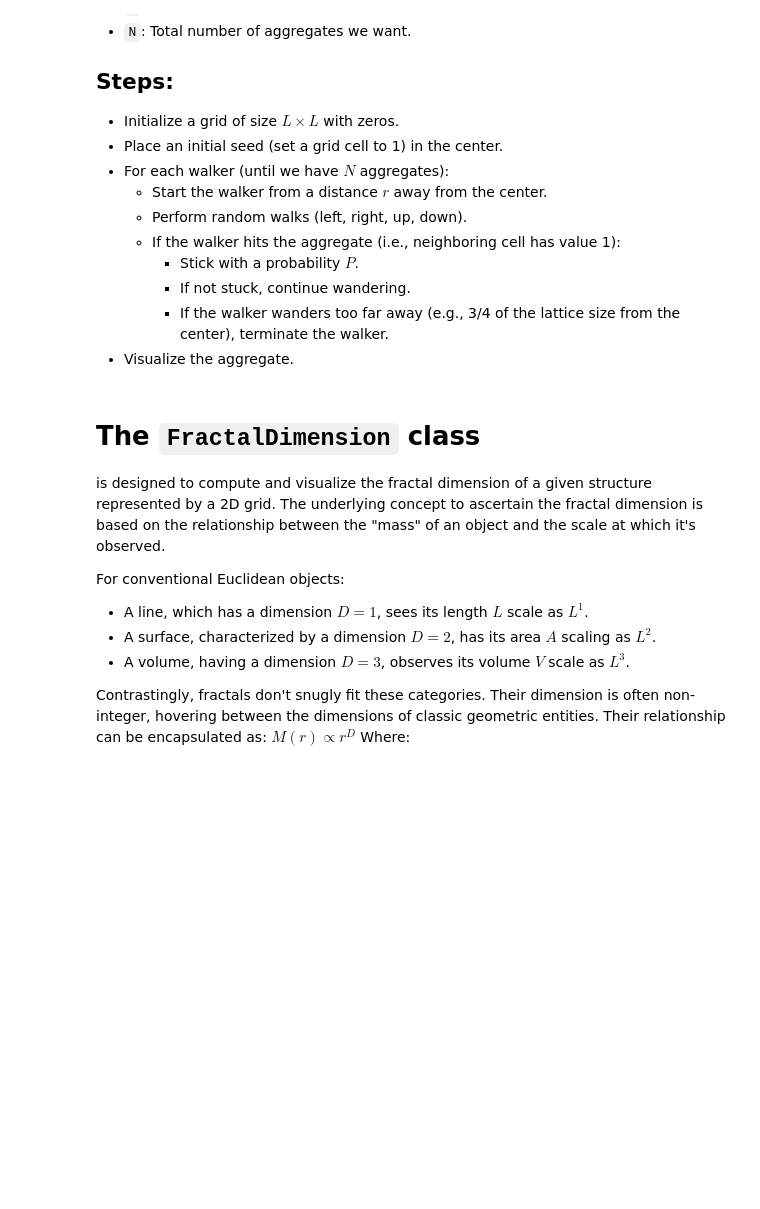
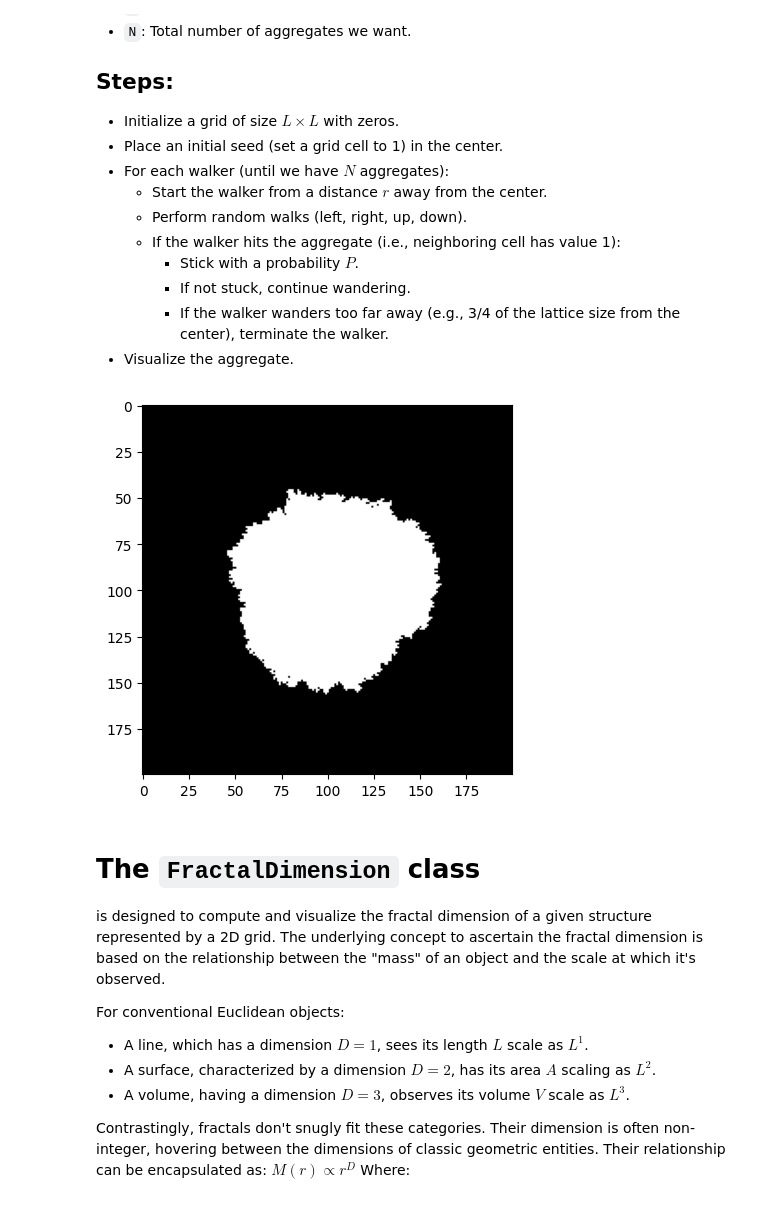
Before and after one commit to Jeongmin0658/kentech_EF_CCP, a Jupyter notebook: Contributors/Seongjun/Stochastic_DLA_growth.ipynb, the cells around one changed output. Drawn from its saved outputs; the diff is of its cells as text; code cells hidden in the pictures; blank space fills up the shorter version.

```diff
--- a/Contributors/Seongjun/Stochastic_DLA_growth.ipynb
+++ b/Contributors/Seongjun/Stochastic_DLA_growth.ipynb
@@ -58,36 +58,38 @@ class FastDLA:
             initial_boundary_point = (x, y)
 
             while True:
                 dx, dy = directions[np.random.randint(0, 4)]
 
                 # Move only if inside the boundaries
                 if 0 < x + dx < self.L-1 and 0 < y + dy < self.L-1:
                     x += dx
                     y += dy
 
                     if self.grid[x, y] == 1:
                         # Aggregate and break
                         self.grid[x - dx, y - dy] = 1
 
                         # Update the boundary
                         for dx1, dy1 in directions:
                             if 0 <= x + dx1 < self.L and 0 <= y + dy1 < self.L and self.grid[x + dx1, y + dy1] == 0:
                                 self.boundary.add((x + dx1, y + dy1))
                         break
                 else:
                     # If the walker goes out of bounds, break the loop
                     self.boundary.add(initial_boundary_point)  # Add back the initial boundary point
                     break
 
     def visualize(self):
         plt.imshow(self.grid, cmap='gray')
         plt.title("")
         plt.show()
 
 # # Example usage:
-# fast_dla = FastDLA(L=200)
-# fast_dla.run(10000)
-# fast_dla.visualize()
+fast_dla = FastDLA(L=200)
+fast_dla.run(10000)
+fast_dla.visualize()
+# %% [output]
+[figure, added]
 # %%
 # import numpy as np
 # import matplotlib.pyplot as plt
```
